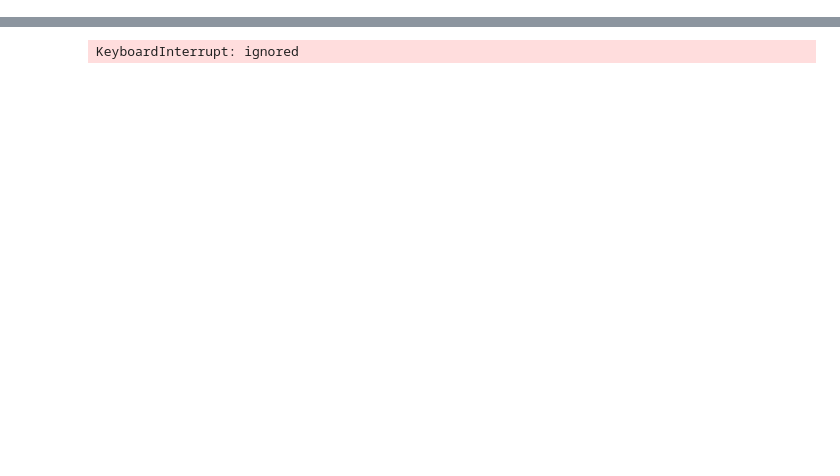
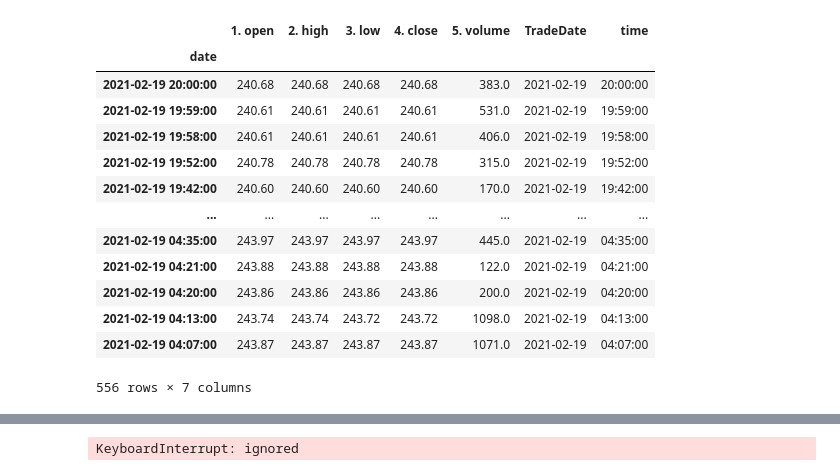
Before and after one commit to atharvas21/Stock-Market-Analysis, a Jupyter notebook: PBLProject.ipynb, the cells around one changed output, grey strips where cells are left out. Cells and saved outputs as stored; diff of their text form; code cells hidden in the pictures; blank space fills up the shorter version.

```diff
--- a/PBLProject.ipynb
+++ b/PBLProject.ipynb
@@ -29,0 +58,17 @@ data, meta_data=ts.get_intraday(symbol='MSFT',interval='1min',outputsize='full')
+# %%
+data.loc['2021-02-19']
+# %% [output]
+|  | 1. open | 2. high | 3. low | 4. close | 5. volume | TradeDate | time |
+| date |  |  |  |  |  |  |  |
+| 2021-02-19 20:00:00 | 240.68 | 240.68 | 240.68 | 240.68 | 383.0 | 2021-02-19 | 20:00:00 |
+| 2021-02-19 19:59:00 | 240.61 | 240.61 | 240.61 | 240.61 | 531.0 | 2021-02-19 | 19:59:00 |
+| 2021-02-19 19:58:00 | 240.61 | 240.61 | 240.61 | 240.61 | 406.0 | 2021-02-19 | 19:58:00 |
+| 2021-02-19 19:52:00 | 240.78 | 240.78 | 240.78 | 240.78 | 315.0 | 2021-02-19 | 19:52:00 |
+| 2021-02-19 19:42:00 | 240.60 | 240.60 | 240.60 | 240.60 | 170.0 | 2021-02-19 | 19:42:00 |
+| ... | ... | ... | ... | ... | ... | ... | ... |
+| 2021-02-19 04:35:00 | 243.97 | 243.97 | 243.97 | 243.97 | 445.0 | 2021-02-19 | 04:35:00 |
+| 2021-02-19 04:21:00 | 243.88 | 243.88 | 243.88 | 243.88 | 122.0 | 2021-02-19 | 04:21:00 |
+| 2021-02-19 04:20:00 | 243.86 | 243.86 | 243.86 | 243.86 | 200.0 | 2021-02-19 | 04:20:00 |
+| 2021-02-19 04:13:00 | 243.74 | 243.74 | 243.72 | 243.72 | 1098.0 | 2021-02-19 | 04:13:00 |
+| 2021-02-19 04:07:00 | 243.87 | 243.87 | 243.87 | 243.87 | 1071.0 | 2021-02-19 | 04:07:00 |
+556 rows × 7 columns
```
Also changed, not shown: parts of 19 cells of this notebook.
